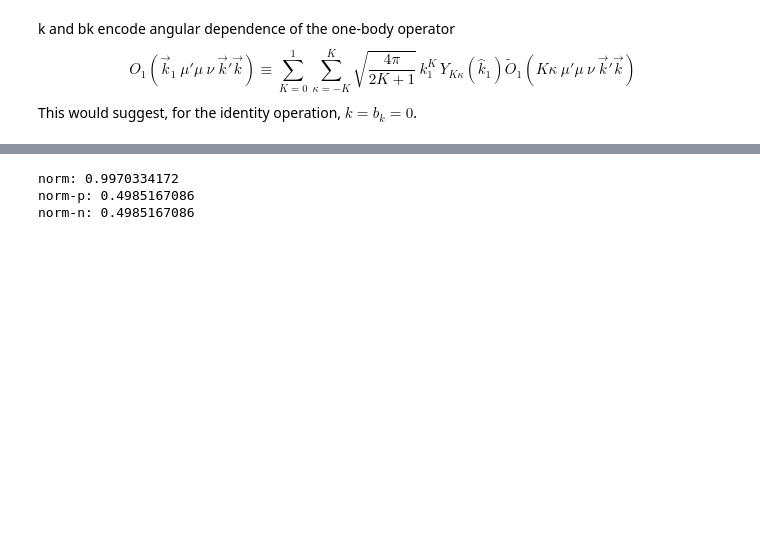
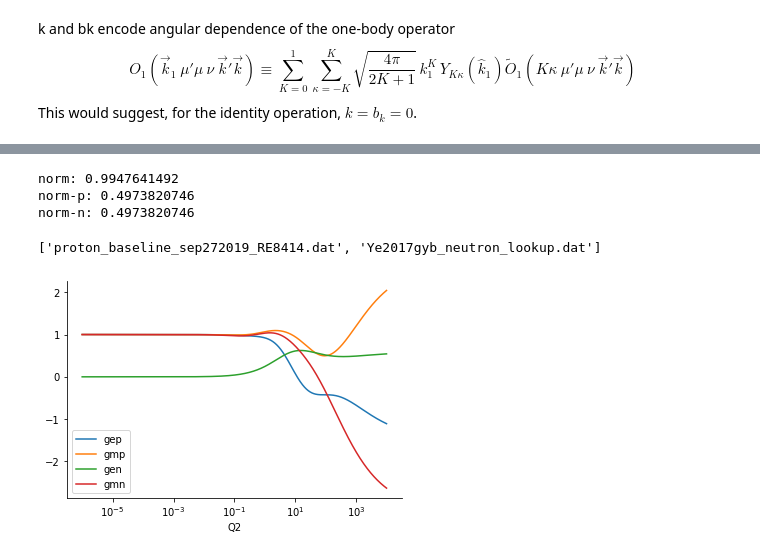
Before and after one commit to ckoerber/numpwd, a Jupyter notebook: notebooks/1bd.ipynb, the cells around one changed output, grey strips where cells are left out. Saved outputs shown, nothing was run; the diff lists cells and outputs as text; code cells hidden in the pictures; blank space fills up the shorter version.

```diff
--- a/notebooks/1bd.ipynb
+++ b/notebooks/1bd.ipynb
@@ -160,8 +239,8 @@ def compute_norm(data, ms3_x2=None):
     return data["rho"][id_channels].sum()
 
 
-def compute_norm_from_file(ff, data=DATA, ms3_x2=None):
-    dd = parse_1bd(os.path.join(DATA, ff))
+def compute_norm_from_file(ff, data=DATA_4HE_AV18, ms3_x2=None):
+    dd = parse_1bd(os.path.join(data, ff))
     return compute_norm(dd, ms3_x2=ms3_x2)
 
 
@@ -169,6 +248,40 @@ print("norm:", compute_norm(dens))
 print("norm-p:", compute_norm(dens, ms3_x2=1))
 print("norm-n:", compute_norm(dens, ms3_x2=-1))
 # %% [output]
-norm: 0.9970334172
-norm-p: 0.4985167086
-norm-n: 0.4985167086
+norm: 0.9947641492
+norm-p: 0.4973820746
+norm-n: 0.4973820746
+# %%
+os.listdir(DATA_FF)
+# %% [output]
+['proton_baseline_sep272019_RE8414.dat', 'Ye2017gyb_neutron_lookup.dat']
+# %%
+gp_data = (
+    pd.read_csv(
+        os.path.join(DATA_FF, "proton_baseline_sep272019_RE8414.dat"), sep="\s+",
+    )
+    .set_index("Q2")
+    .rename(columns={"GEp/GD": "gep", "GMp/muGD": "gmp"})[["gep", "gmp"]]
+)
+gep = interp1d(gp_data.index, gp_data.gep.values, kind="cubic")
+gmp = interp1d(gp_data.index, gp_data.gmp.values, kind="cubic")
+# %%
+gn_data = (
+    pd.read_csv(os.path.join(DATA_FF, "Ye2017gyb_neutron_lookup.dat"), sep="\s+",)
+    .set_index("Q2")
+    .rename(columns={"GEn/GD": "gen", "GMn/muGD": "gmn"})[["gen", "gmn"]]
+)
+gen = interp1d(gn_data.index, gn_data.gen.values, kind="cubic")
+gmn = interp1d(gn_data.index, gn_data.gmn.values, kind="cubic")
+# %%
+ax = gp_data.plot(y="gep")
+gp_data.plot(y="gmp", ax=ax)
+gn_data.plot(y="gen", ax=ax)
+gn_data.plot(y="gmn", ax=ax)
+
+ax.set_xscale("log")
+ax.legend()
+sns.despine()
+plt.show()
+# %% [output]
+[figure, added]
```
Also changed, not shown: parts of 19 cells of this notebook.
